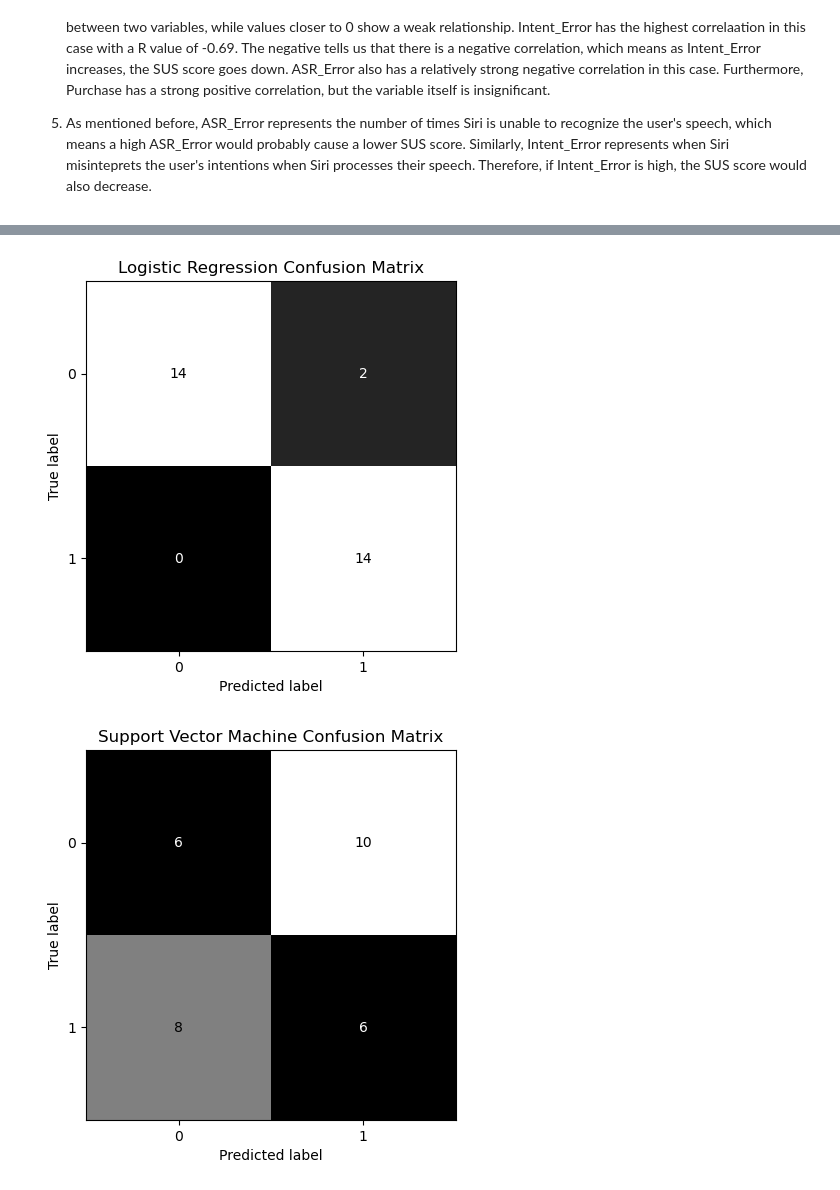
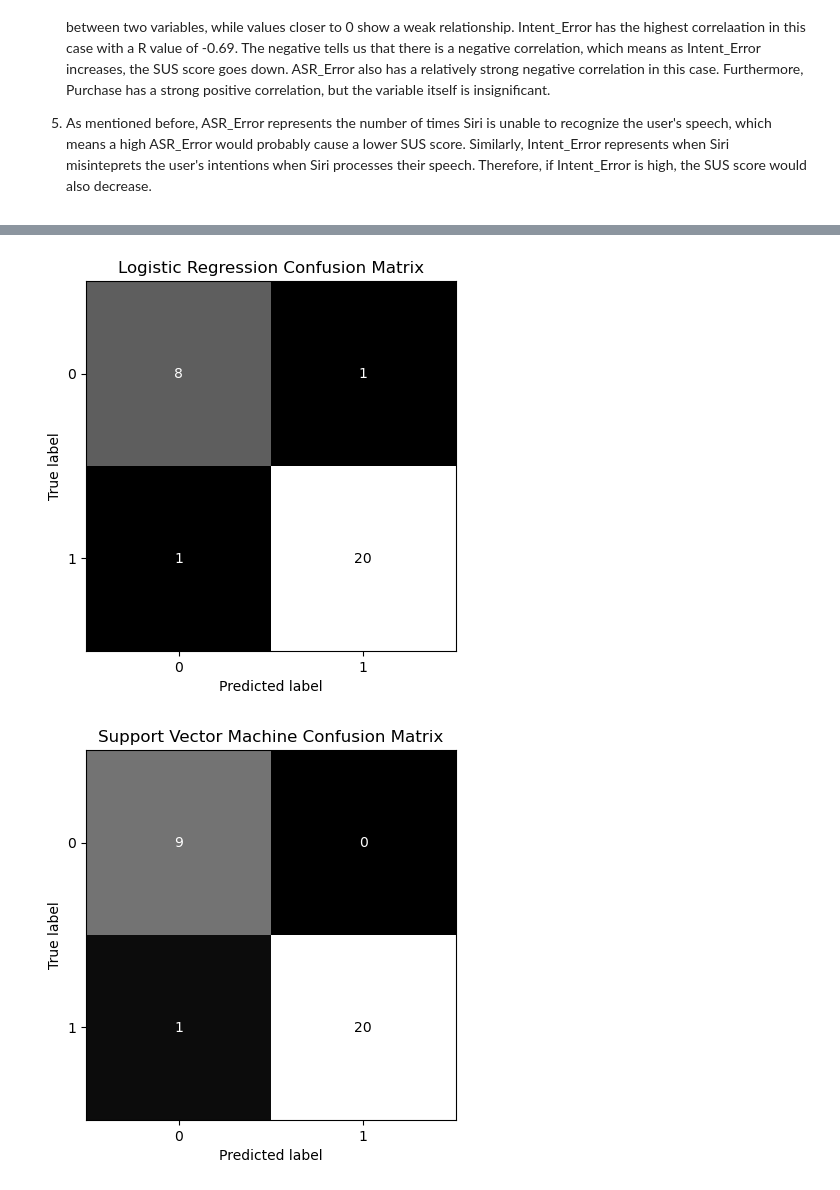
Before and after one commit to zhengiy/assignment1, a Jupyter notebook: Assignment 1.ipynb, the cells around one changed output, grey strips where cells are left out. Saved outputs shown, nothing was run; the diff lists cells and outputs as text; code cells hidden in the pictures.

```diff
--- a/Assignment 1.ipynb
+++ b/Assignment 1.ipynb
@@ -287,13 +287,12 @@ y_rfc_predicted = rfc.predict(X_test)
 y_rfc_pred_proba = rfc.predict_proba(X_test)
 
 print(classification_report(y_test, y_lc_predicted))
-print(classification_report(y_test, y_knn_predicted))
 print(classification_report(y_test, y_svc_predicted))
 print(classification_report(y_test, y_nbc_predicted))
 print(classification_report(y_test, y_rfc_predicted))
 models = ['Logistic Regression', 'Support Vector Machine', 'Naive Bayes Classifier', 'Random Forest Classifier']
-predictions = [y_lc_predicted, y_knn_predicted, y_svc_predicted, y_nbc_predicted, y_rfc_predicted]
-pred_probabilities = [y_lc_pred_proba, y_knn_pred_proba, y_svc_pred_proba, y_nbc_pred_proba, y_rfc_pred_proba]
+predictions = [y_lc_predicted, y_svc_predicted, y_nbc_predicted, y_rfc_predicted]
+pred_probabilities = [y_lc_pred_proba, y_svc_pred_proba, y_nbc_pred_proba, y_rfc_pred_proba]
 
 plot = 1
 
@@ -343,2 +342,2 @@ weighted avg       0.94      0.93      0.93        30
-[figure, old version]
+[figure, new version]
-[figure, old version]
+[figure, new version]
```
Also changed, not shown: parts of 5 cells of this notebook.
